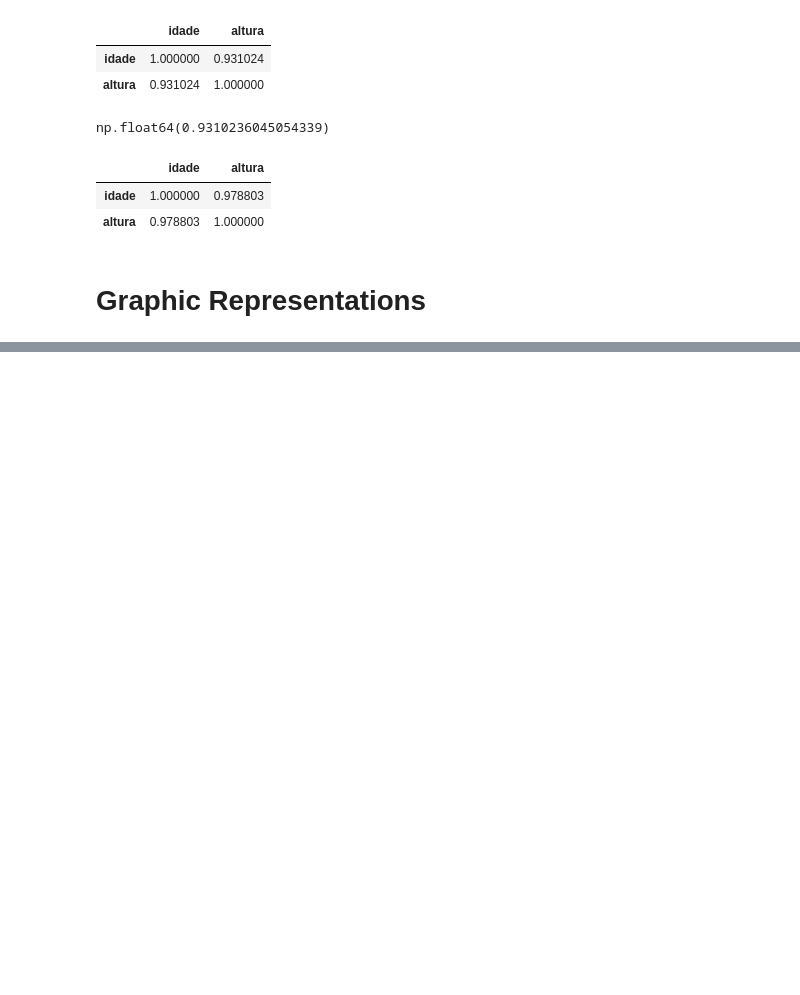
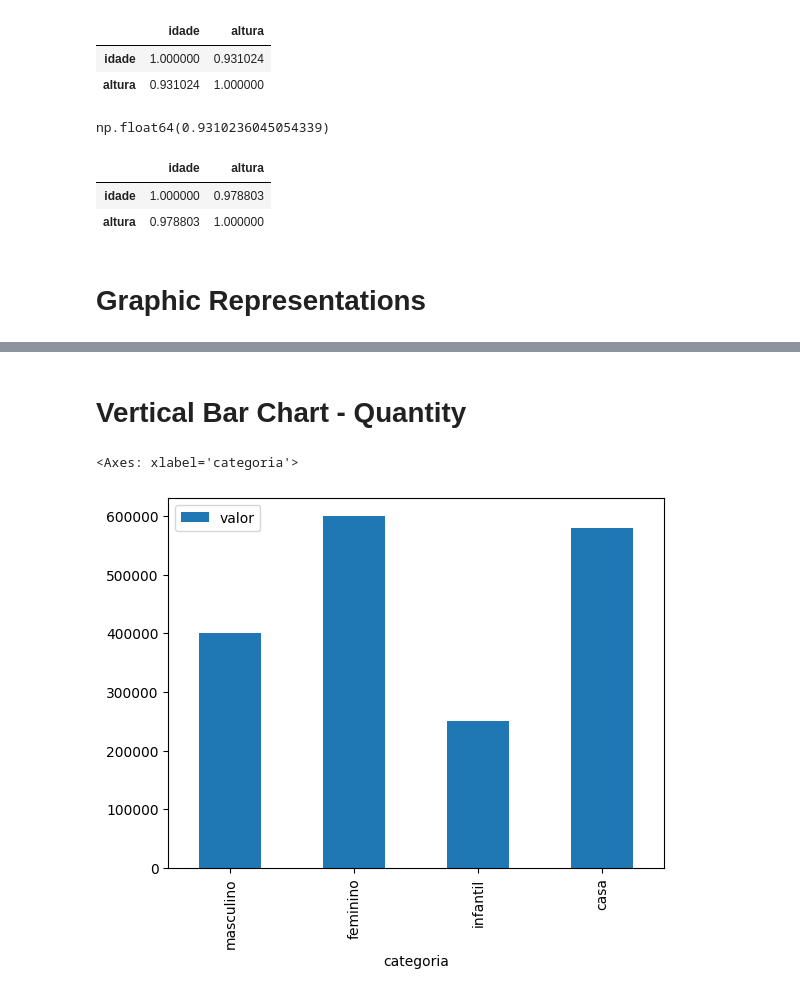
Before and after one commit to Weslley-Prado/estatisca_dev, a Jupyter notebook: estatisca_devs.ipynb, the cells around one changed output, grey strips where cells are left out. Drawn from its saved outputs; the diff is of its cells as text; code cells hidden in the pictures; blank space fills up the shorter version.

```diff
--- a/estatisca_devs.ipynb
+++ b/estatisca_devs.ipynb
@@ -151,0 +178,7 @@ NameError: name 'df_medidas' is not defined
+# %% [markdown]
+# Vertical Bar Chart - Quantity
+# %%
+df_vendas.plot.bar(x='categoria', y = 'valor')
+# %% [output]
+<Axes: xlabel='categoria'>
+[figure, added]
```
Also changed, not shown: parts of 10 cells of this notebook.
